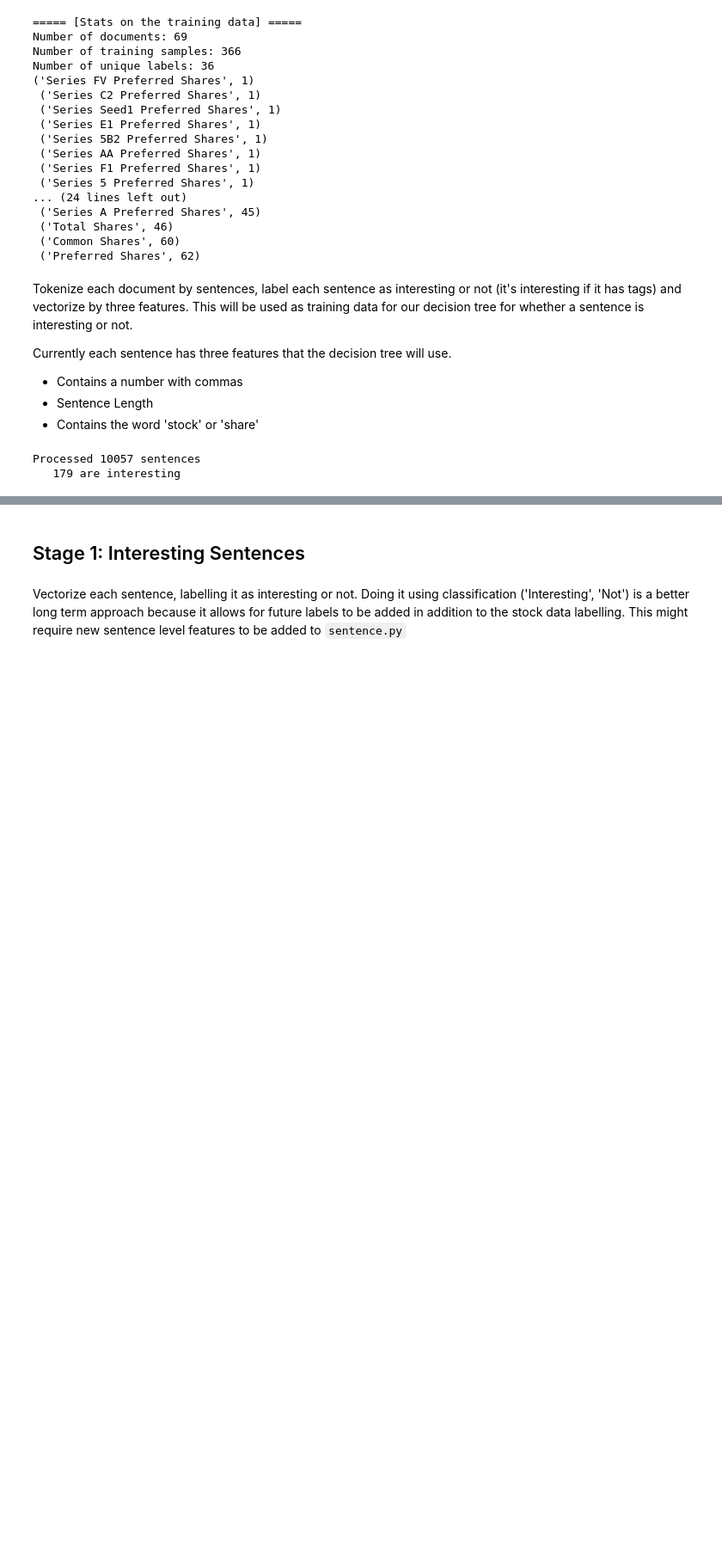
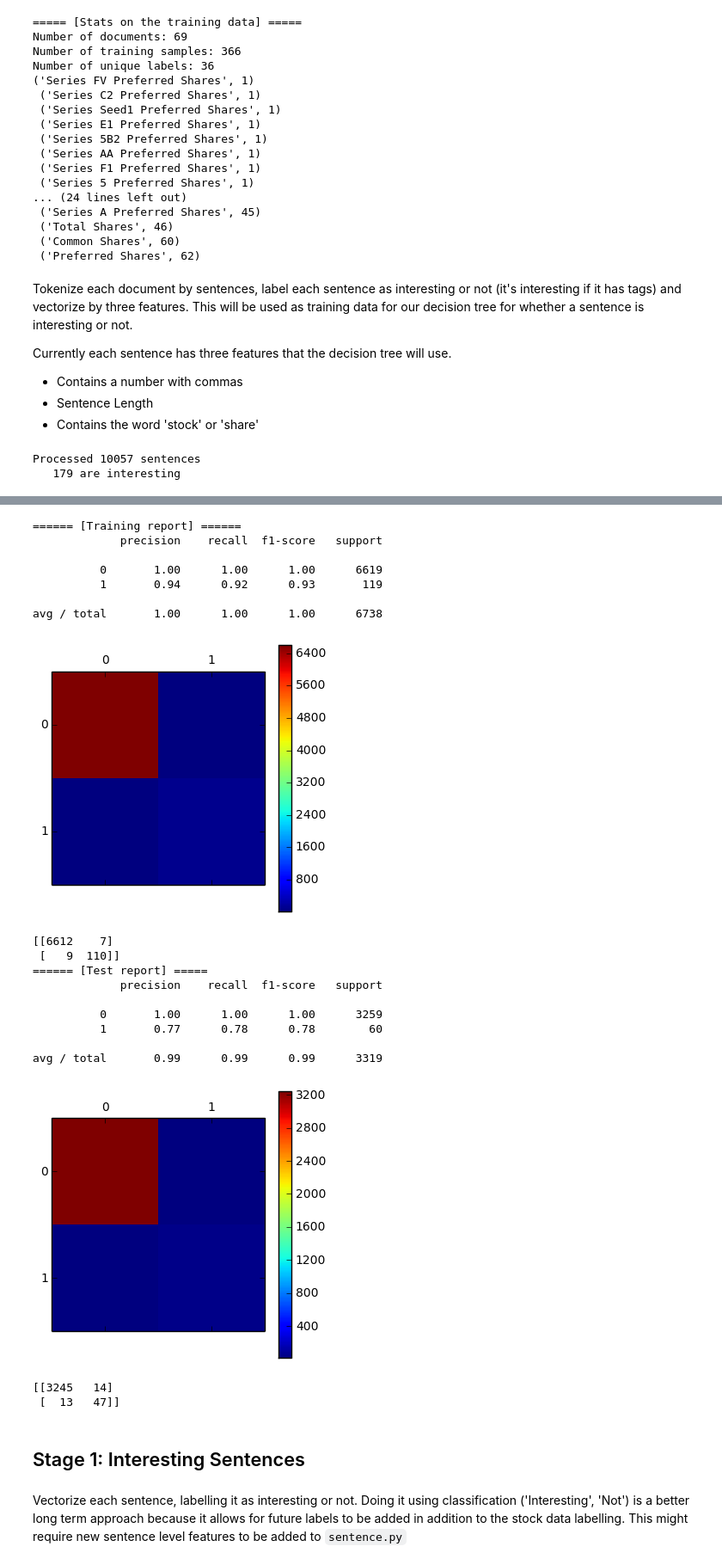
Before and after one commit to d1ma/stock_label, a Jupyter notebook: Stock Labeling.ipynb, the cells around one changed output, grey strips where cells are left out. Shown at 86% size. Saved outputs shown, nothing was run; the diff lists cells and outputs as text; code cells hidden in the pictures; blank space fills up the shorter version.

Commit message:
First go at classifying sentences

```diff
--- a/Stock Labeling.ipynb
+++ b/Stock Labeling.ipynb
@@ -107,3 +103,52 @@ ImportError: No module named sklearn
+# %%
+import pylab as pl
+from sklearn import tree, cross_validation
+from sklearn.metrics import classification_report, confusion_matrix
+clf = tree.DecisionTreeClassifier()
+
+
+
+v_train, v_test, out_train, out_test = cross_validation.train_test_split(sentence_vecs, output_labels, test_size=.33, random_state=0)
+clf = clf.fit(v_train, out_train)
+out_train_pred = clf.predict(v_train)
+out_test_pred = clf.predict(v_test)
+
+print "====== [Training report] ======"
+print classification_report(out_train, out_train_pred)
+cm_train = confusion_matrix(out_train, out_train_pred)
+pl.matshow(cm_train)
+pl.colorbar()
+pl.show()
+print cm_train
+
+print "====== [Test report] ====="
+print classification_report(out_test, out_test_pred)
+cm_test = confusion_matrix(out_test, out_test_pred)
+pl.matshow(cm_test)
+pl.colorbar()
+pl.show()
+print cm_test
+# %% [output]
+====== [Training report] ======
+             precision    recall  f1-score   support
+
+          0       1.00      1.00      1.00      6619
+          1       0.94      0.92      0.93       119
+
+avg / total       1.00      1.00      1.00      6738
+[figure, added]
+[[6612    7]
+ [   9  110]]
+====== [Test report] =====
+             precision    recall  f1-score   support
+
+          0       1.00      1.00      1.00      3259
+          1       0.77      0.78      0.78        60
+
+avg / total       0.99      0.99      0.99      3319
+[figure, added]
+[[3245   14]
+ [  13   47]]
 # %% [markdown]
 ## Stage 1: Interesting Sentences
 # %% [markdown]
```
Also changed, not shown: parts of 1 cell of this notebook.
